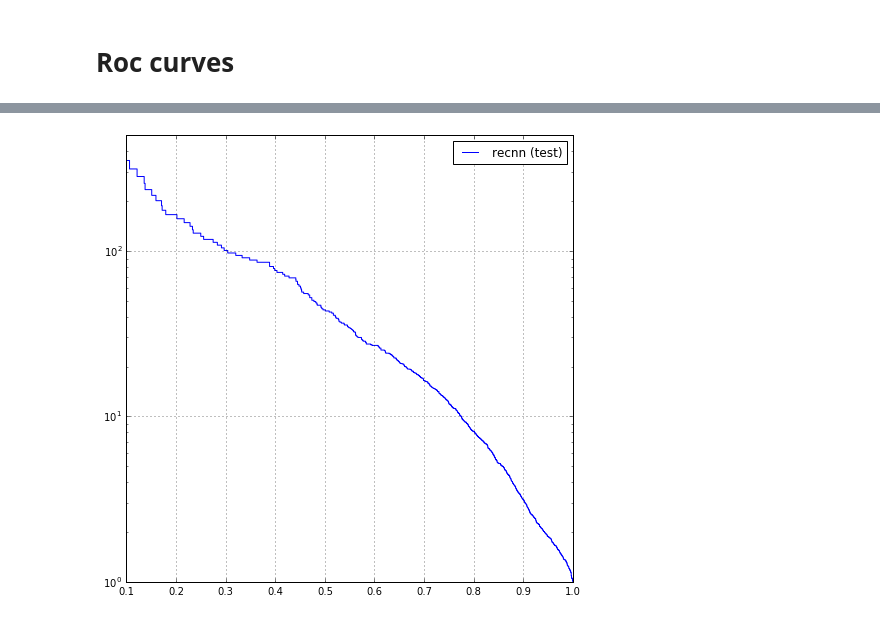
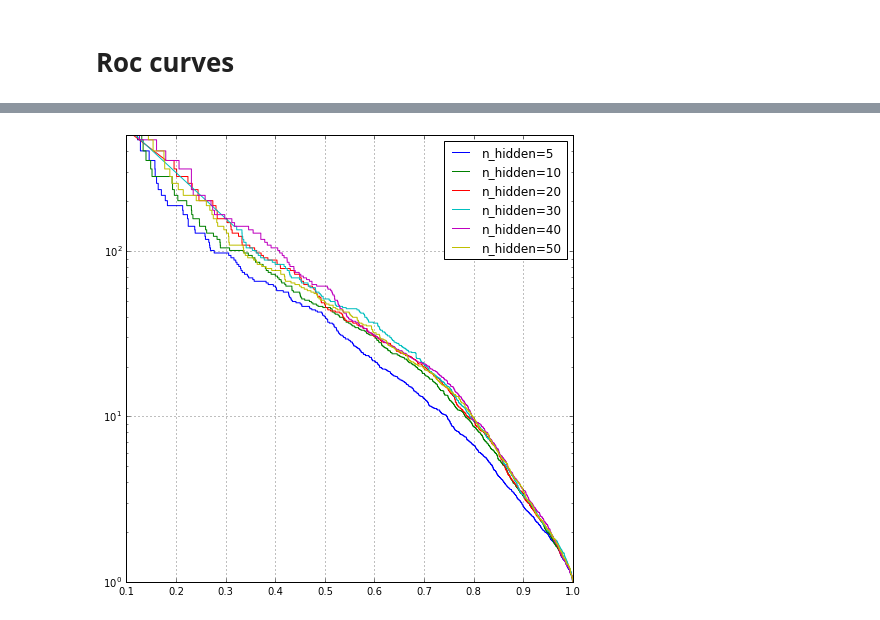
Before and after one commit to glouppe/recnn, a Jupyter notebook: notebooks/roc-curves.ipynb, the cells around one changed output, grey strips where cells are left out. Saved outputs shown, nothing was run; the diff lists cells and outputs as text; code cells hidden in the pictures.

```diff
--- a/notebooks/roc-curves.ipynb
+++ b/notebooks/roc-curves.ipynb
@@ -110,13 +93,2 @@ Testing...
 # %% [markdown]
 # Roc curves
-# %%
-# Make ROC curves
-from sklearn.metrics import roc_curve
-from sklearn.metrics import roc_auc_score
-
-fpr, tpr, _ = roc_curve(y_, y_pred)
-plt.plot(fpr, tpr, label="recnn (test)")
-plt.legend(loc="best")
-plt.show()
-
-print("ROC AUC =", roc_auc_score(y_, y_pred))
@@ -125,0 +95,20 @@ ROC AUC = 0.903925715981
+# %%
+from recnn.recnn import grnn_predict_simple
+from recnn.recnn import grnn_predict_gated
+from sklearn.metrics import roc_curve
+from sklearn.metrics import roc_auc_score
+
+for i in [5, 10, 20, 30, 40, 50]:
+    fd = open("../models/w-models/w-simple-n_hidden=%d.pickle" % i, "rb")
+    params = pickle.load(fd)
+    fd.close()
+
+    predict = grnn_predict_simple
+    y_pred = predict(params, X)
+
+    fpr, tpr, _ = roc_curve(y, y_pred)
+    print("roc_auc(n_hidden=%d) =" % i, roc_auc_score(y, y_pred))
+    plt.plot(fpr, tpr, label="n_hidden=%d" % i)
+
+plt.legend(loc="best")
+plt.show()
@@ -126,12 +155,20 @@ ROC AUC = 0.903925715981
 # %%
-fpr, tpr, _ = roc_curve(y_, y_pred)
-plt.plot(tpr, 1. / fpr, label="recnn (test)")
+for i in [5, 10, 20, 30, 40, 50]:
+    fd = open("../models/w-models/w-simple-n_hidden=%d.pickle" % i, "rb")
+    params = pickle.load(fd)
+    fd.close()
+
+    predict = grnn_predict_simple
+    y_pred = predict(params, X)
+
+    fpr, tpr, _ = roc_curve(y, y_pred)
+    plt.plot(tpr, 1. / fpr, label="n_hidden=%d" % i)
 
 plt.xlim(0.1, 1.0)
 plt.ylim(1, 500)
 plt.yscale("log")
 plt.grid()
 plt.legend(loc="best")
 plt.show()
 # %% [output]
-[figure, old version]
+[figure, new version]
```
Also changed, not shown: parts of 8 cells of this notebook, 1 other file.
